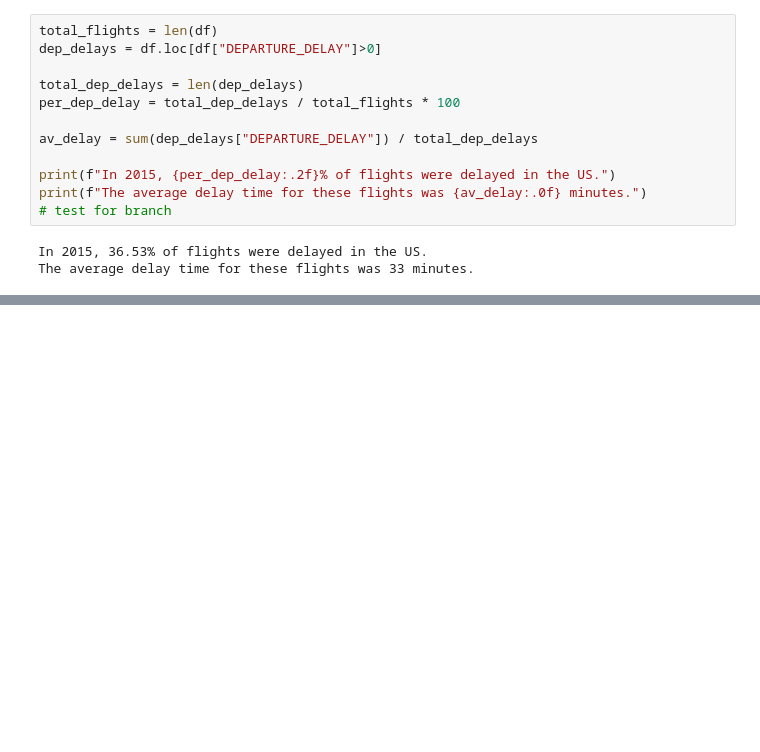
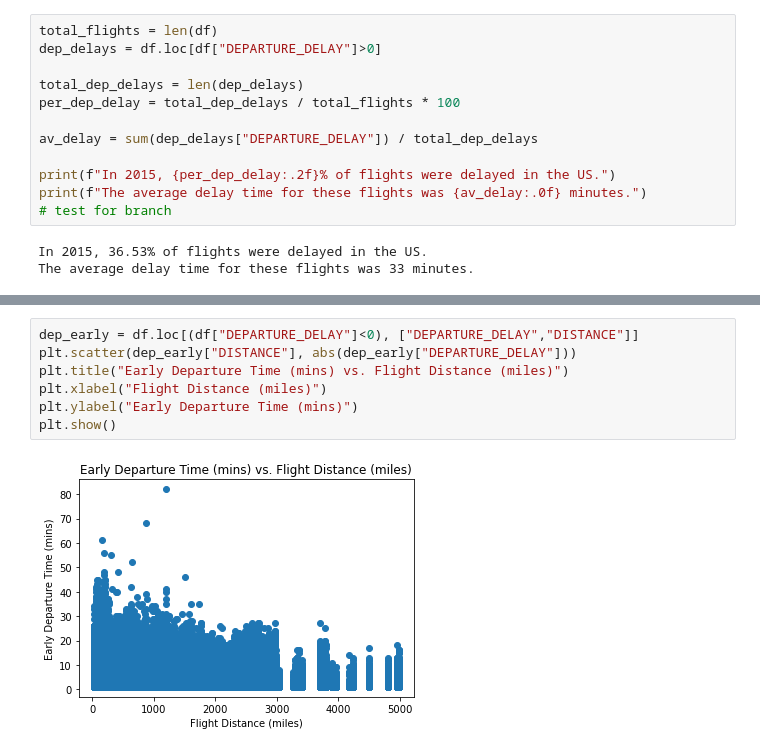
Before and after one commit to Chadi272/The_Air_Marshalls, a Jupyter notebook: Flight Delays.ipynb, the cells around one changed output, grey strips where cells are left out. Saved outputs shown, nothing was run; the diff lists cells and outputs as text; blank space fills up the shorter version.

```diff
--- a/Flight Delays.ipynb
+++ b/Flight Delays.ipynb
@@ -193,0 +250,9 @@ The average delay time for these flights was 33 minutes.
+# %%
+dep_early = df.loc[(df["DEPARTURE_DELAY"]<0), ["DEPARTURE_DELAY","DISTANCE"]]
+plt.scatter(dep_early["DISTANCE"], abs(dep_early["DEPARTURE_DELAY"]))
+plt.title("Early Departure Time (mins) vs. Flight Distance (miles)")
+plt.xlabel("Flight Distance (miles)")
+plt.ylabel("Early Departure Time (mins)")
+plt.show()
+# %% [output]
+[figure, added]
```
Also changed, not shown: parts of 4 cells of this notebook.
